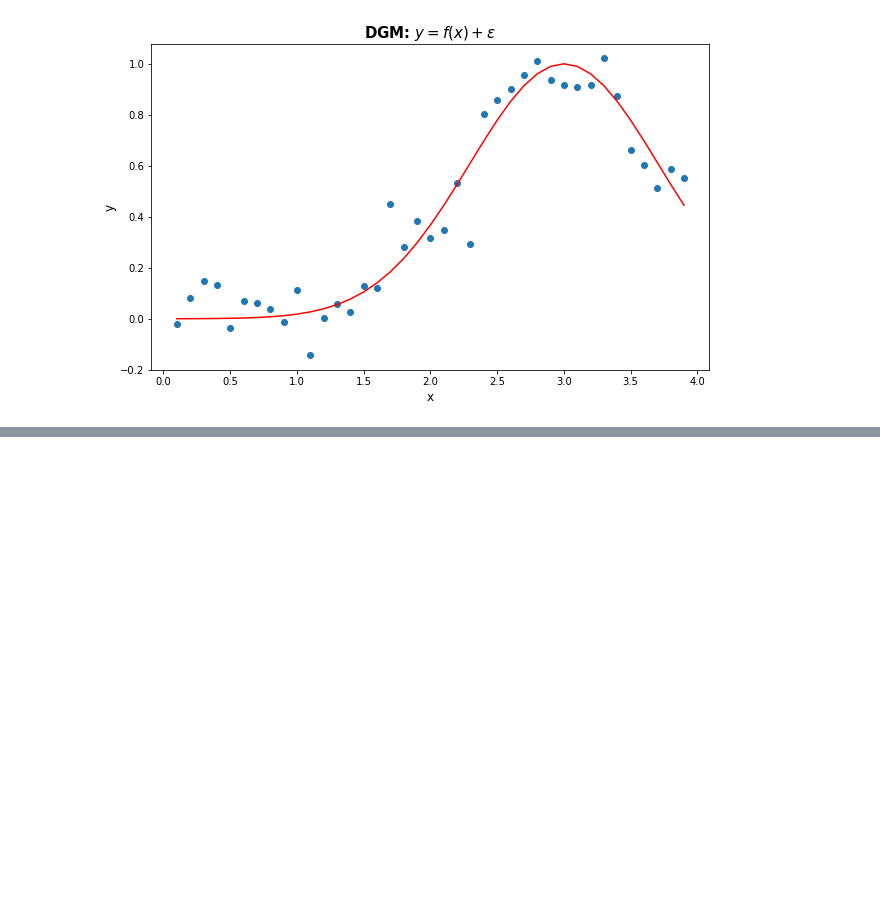
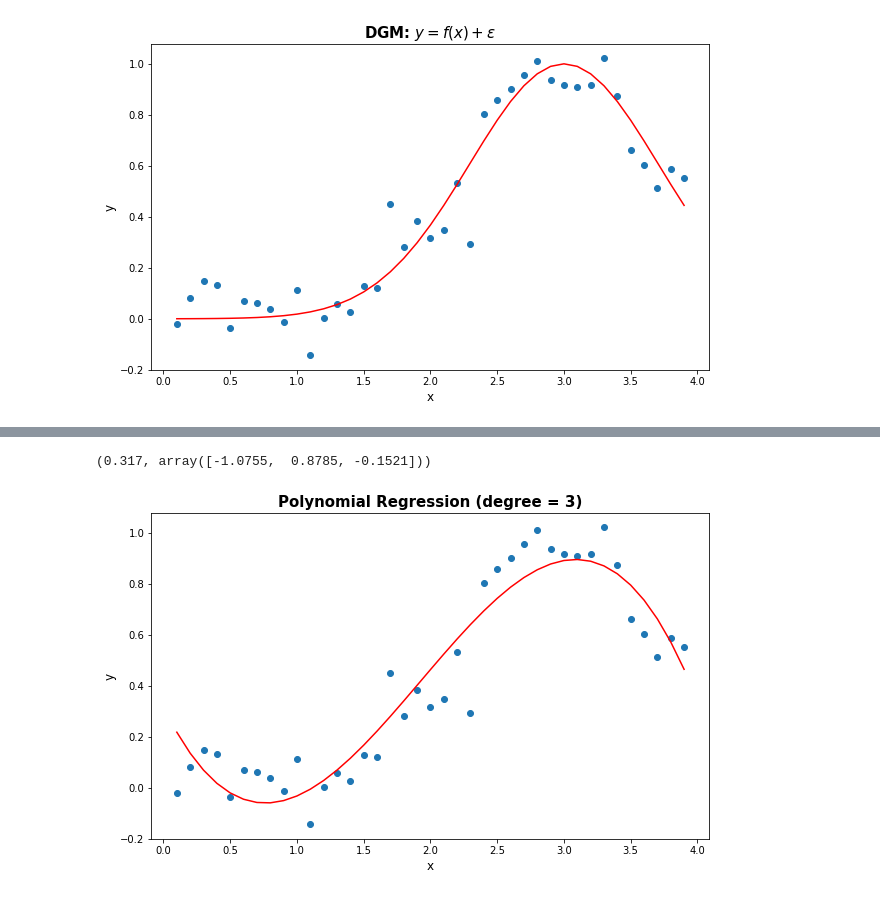
Before and after one commit to anhnguyendepocen/Stat3612, a Jupyter notebook: Lecture4/Lecture4 Basis Expansion.ipynb, the cells around one changed output, grey strips where cells are left out. Saved outputs shown, nothing was run; the diff lists cells and outputs as text; code cells hidden in the pictures; blank space fills up the shorter version.

```diff
--- a/Lecture4/Lecture4 Basis Expansion.ipynb
+++ b/Lecture4/Lecture4 Basis Expansion.ipynb
@@ -35,0 +50,20 @@ plt.show()
+# %%
+from sklearn.linear_model import LinearRegression
+
+linreg = LinearRegression()
+linreg.fit(xphi, y)
+np.round(linreg.intercept_,4), np.round(linreg.coef_,4)
+# %% [output]
+(0.317, array([-1.0755,  0.8785, -0.1521]))
+# %%
+yfit = linreg.predict(xphi)
+
+plt.figure(1, figsize=(10, 6))
+plt.plot(x, y, 'o')
+plt.plot(x, yfit, color="red")
+plt.xlabel('x', fontsize=12)
+plt.ylabel('y', fontsize=12)
+plt.title('Polynomial Regression (degree = 3)', fontsize=15, fontweight="bold")
+plt.show()
+# %% [output]
+[figure, added]
```
Also changed, not shown: parts of 3 cells of this notebook.
